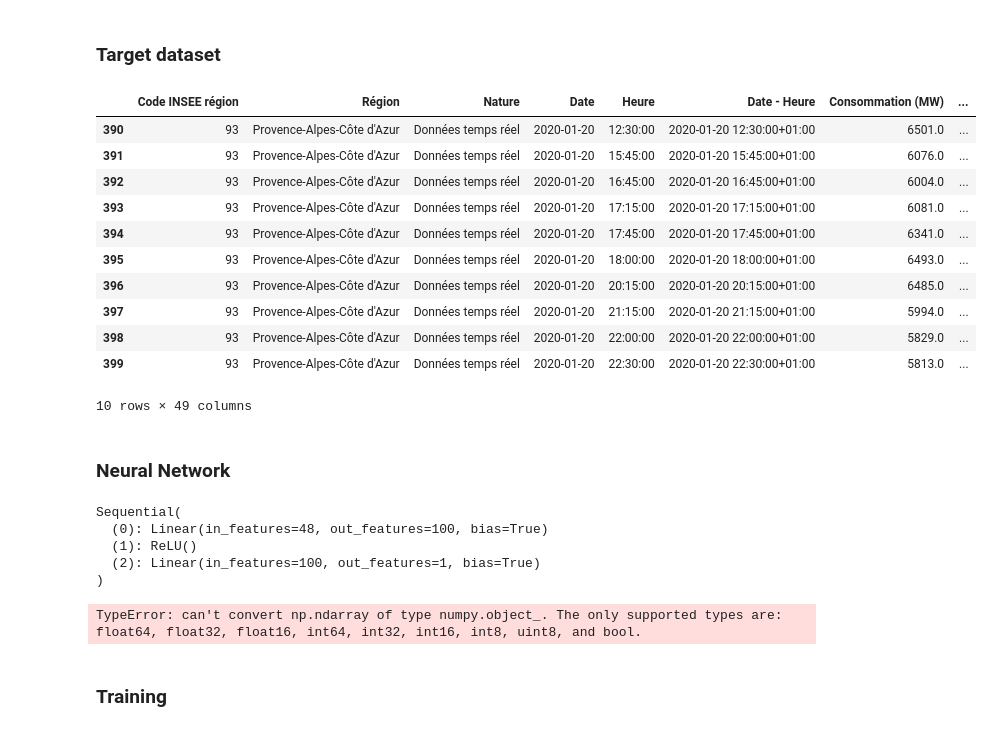
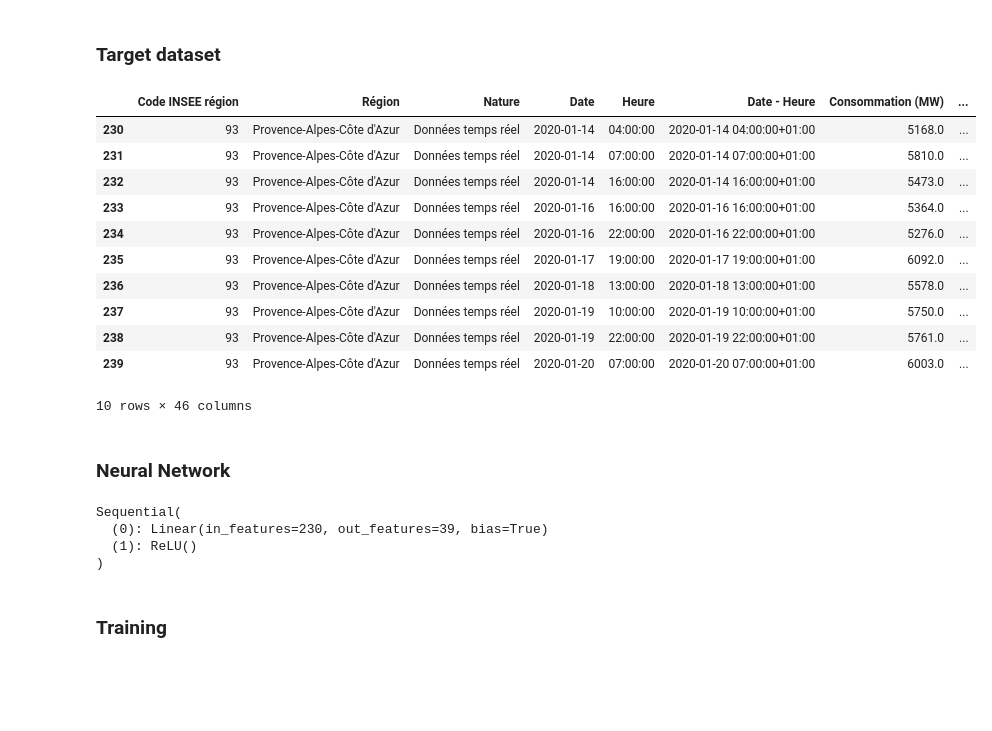
Before and after one commit to NicolasLacroix/data-representation, a Jupyter notebook: notebooks/consumption_prediction.ipynb, the cells around one changed output. Drawn from its saved outputs; the diff is of its cells as text; code cells hidden in the pictures; blank space fills up the shorter version.

Commit message:
fix datasets issues

```diff
--- a/notebooks/consumption_prediction.ipynb
+++ b/notebooks/consumption_prediction.ipynb
@@ -85,7 +92,7 @@ dtype: object
 # %% [markdown]
 ## II. Prediction
 # %%
-TRAIN_SPLIT = 400 # size of the training dataset
+TRAIN_SPLIT = 240 # size of the training dataset
 NB_DAYS = 10 # number of days to be predicted
 # %% [markdown]
 ### Training dataset
@@ -149,21 +124,21 @@ data_train[['Date - Heure', 'Date_x', 'Date_y', 'Heure_x', 'Heure_y', 'Consommat
 # %% [markdown]
 ### Target dataset
 # %%
-target_data = pd.concat([data, data_meteo], axis=1, join='inner')[TRAIN_SPLIT-NB_DAYS:TRAIN_SPLIT]
+target_data = pd.merge(data, data_meteo, on=['Date - Heure', 'Date', 'Heure'])[TRAIN_SPLIT-NB_DAYS:TRAIN_SPLIT]
 # TODO : .values.astype(np.float64)
 target_data
 # %% [output]
 |  | Code INSEE région | Région | Nature | Date | Heure | Date - Heure | Consommation (MW) | ... |
-| 390 | 93 | Provence-Alpes-Côte d'Azur | Données temps réel | 2020-01-20 | 12:30:00 | 2020-01-20 12:30:00+01:00 | 6501.0 | ... |
-| 391 | 93 | Provence-Alpes-Côte d'Azur | Données temps réel | 2020-01-20 | 15:45:00 | 2020-01-20 15:45:00+01:00 | 6076.0 | ... |
-| 392 | 93 | Provence-Alpes-Côte d'Azur | Données temps réel | 2020-01-20 | 16:45:00 | 2020-01-20 16:45:00+01:00 | 6004.0 | ... |
-| 393 | 93 | Provence-Alpes-Côte d'Azur | Données temps réel | 2020-01-20 | 17:15:00 | 2020-01-20 17:15:00+01:00 | 6081.0 | ... |
-| 394 | 93 | Provence-Alpes-Côte d'Azur | Données temps réel | 2020-01-20 | 17:45:00 | 2020-01-20 17:45:00+01:00 | 6341.0 | ... |
-| 395 | 93 | Provence-Alpes-Côte d'Azur | Données temps réel | 2020-01-20 | 18:00:00 | 2020-01-20 18:00:00+01:00 | 6493.0 | ... |
-| 396 | 93 | Provence-Alpes-Côte d'Azur | Données temps réel | 2020-01-20 | 20:15:00 | 2020-01-20 20:15:00+01:00 | 6485.0 | ... |
-| 397 | 93 | Provence-Alpes-Côte d'Azur | Données temps réel | 2020-01-20 | 21:15:00 | 2020-01-20 21:15:00+01:00 | 5994.0 | ... |
-| 398 | 93 | Provence-Alpes-Côte d'Azur | Données temps réel | 2020-01-20 | 22:00:00 | 2020-01-20 22:00:00+01:00 | 5829.0 | ... |
-| 399 | 93 | Provence-Alpes-Côte d'Azur | Données temps réel | 2020-01-20 | 22:30:00 | 2020-01-20 22:30:00+01:00 | 5813.0 | ... |
+| 230 | 93 | Provence-Alpes-Côte d'Azur | Données temps réel | 2020-01-14 | 04:00:00 | 2020-01-14 04:00:00+01:00 | 5168.0 | ... |
+| 231 | 93 | Provence-Alpes-Côte d'Azur | Données temps réel | 2020-01-14 | 07:00:00 | 2020-01-14 07:00:00+01:00 | 5810.0 | ... |
+| 232 | 93 | Provence-Alpes-Côte d'Azur | Données temps réel | 2020-01-14 | 16:00:00 | 2020-01-14 16:00:00+01:00 | 5473.0 | ... |
+| 233 | 93 | Provence-Alpes-Côte d'Azur | Données temps réel | 2020-01-16 | 16:00:00 | 2020-01-16 16:00:00+01:00 | 5364.0 | ... |
+| 234 | 93 | Provence-Alpes-Côte d'Azur | Données temps réel | 2020-01-16 | 22:00:00 | 2020-01-16 22:00:00+01:00 | 5276.0 | ... |
+| 235 | 93 | Provence-Alpes-Côte d'Azur | Données temps réel | 2020-01-17 | 19:00:00 | 2020-01-17 19:00:00+01:00 | 6092.0 | ... |
+| 236 | 93 | Provence-Alpes-Côte d'Azur | Données temps réel | 2020-01-18 | 13:00:00 | 2020-01-18 13:00:00+01:00 | 5578.0 | ... |
+| 237 | 93 | Provence-Alpes-Côte d'Azur | Données temps réel | 2020-01-19 | 10:00:00 | 2020-01-19 10:00:00+01:00 | 5750.0 | ... |
+| 238 | 93 | Provence-Alpes-Côte d'Azur | Données temps réel | 2020-01-19 | 22:00:00 | 2020-01-19 22:00:00+01:00 | 5761.0 | ... |
+| 239 | 93 | Provence-Alpes-Côte d'Azur | Données temps réel | 2020-01-20 | 07:00:00 | 2020-01-20 07:00:00+01:00 | 6003.0 | ... |
-10 rows × 49 columns
+10 rows × 46 columns
 # %% [markdown]
 ### Neural Network
@@ -170,31 +151,23 @@ target_data
 # %%
 # number of criterias
-nbIn = data_train.shape[1]
+nbIn = input_data.shape[0]
 # neural network caracteristics
-nbOut = 1
-nbHidden = 100
+nbOut = input_data.shape[1]
+nbHidden = int(nbIn/2)
 # définition of the neural network
-neuralNetwork = nn.Sequential(nn.Linear(nbIn,nbHidden), nn.ReLU(), nn.Linear(nbHidden,nbOut))
+# neuralNetwork = nn.Sequential(nn.Linear(nbIn,nbHidden), nn.ReLU(), nn.Linear(nbHidden,nbOut))
+neuralNetwork = nn.Sequential(nn.Linear(nbIn,nbOut), nn.ReLU())
 neuralNetwork
 # %% [output]
 Sequential(
-  (0): Linear(in_features=48, out_features=100, bias=True)
+  (0): Linear(in_features=230, out_features=39, bias=True)
   (1): ReLU()
-  (2): Linear(in_features=100, out_features=1, bias=True)
 )
 # %%
 # launch criterias + optimizing options
 criterion = nn.MSELoss() # MSELoss = moindres carrés
 optimizer = torch.optim.SGD(neuralNetwork.parameters(), lr=0.000003) # lr = learning rate
 nbEpochs = 1000 # nombre d'itérations
-# %%
-# converting data (to pytorch tensor)
-input_data = torch.FloatTensor(data_train.values)
-target = torch.FloatTensor(target_data.values)
-#target = torch.FloatTensor(target_data.values.reshape((TRAIN_SPLIT, )))
-#target = target.unsqueeze(0)
-# %% [output]
-TypeError: can't convert np.ndarray of type numpy.object_. The only supported types are: float64, float32, float16, int64, int32, int16, int8, uint8, and bool.
 # %% [markdown]
 ### Training
 # %%
```
Also changed, not shown: parts of 8 cells of this notebook, 2 other files.
